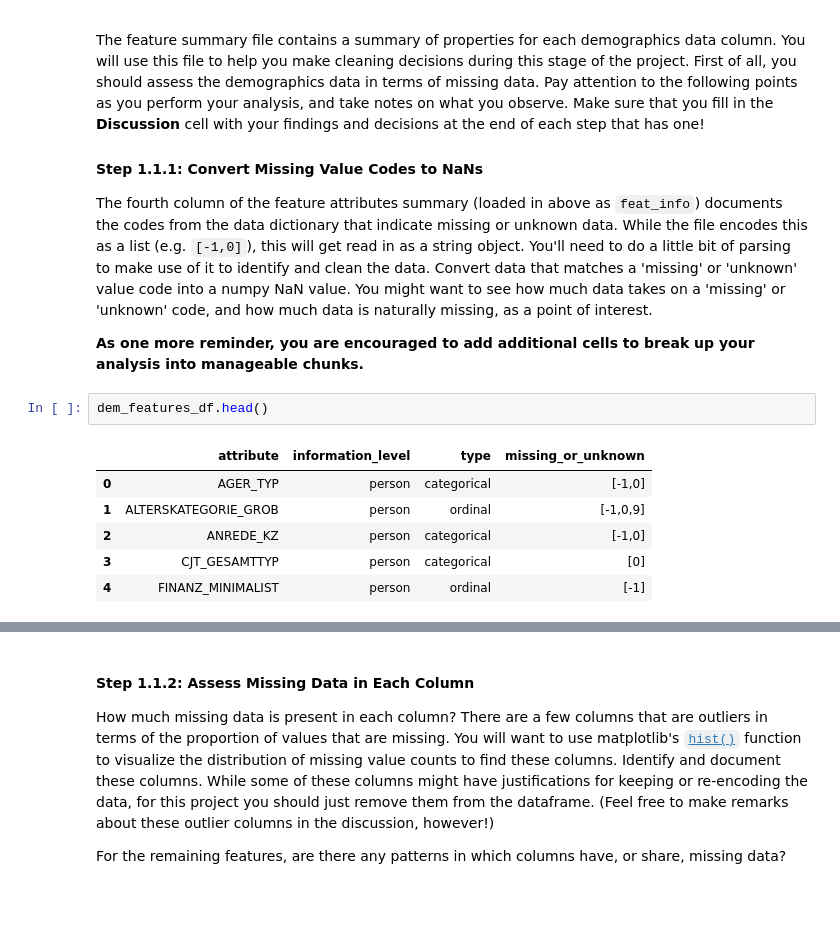
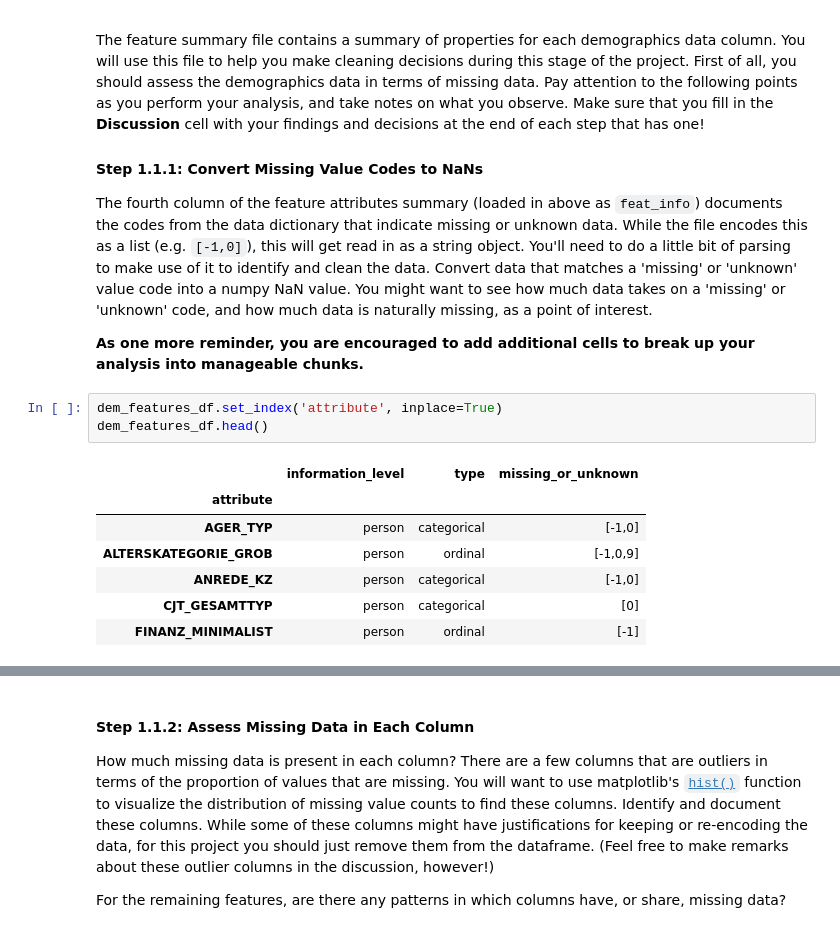
Before and after one commit to Diodak92/Intro-to-Machine-Learning-with-Pytorch, a Jupyter notebook: Identify_Customer_Segments/Identify_Customer_Segments.ipynb, the cells around one changed output, grey strips where cells are left out. Drawn from its saved outputs; the diff is of its cells as text; blank space fills up the shorter version.

```diff
--- a/Identify_Customer_Segments/Identify_Customer_Segments.ipynb
+++ b/Identify_Customer_Segments/Identify_Customer_Segments.ipynb
@@ -72,14 +72,16 @@ The feature summary file contains a summary of properties for each demographics
 The fourth column of the feature attributes summary (loaded in above as `feat_info`) documents the codes from the data dictionary that indicate missing or unknown data. While the file encodes this as a list (e.g. `[-1,0]`), this will get read in as a string object. You'll need to do a little bit of parsing to make use of it to identify and clean the data. Convert data that matches a 'missing' or 'unknown' value code into a numpy NaN value. You might want to see how much data takes on a 'missing' or 'unknown' code, and how much data is naturally missing, as a point of interest.
 
 **As one more reminder, you are encouraged to add additional cells to break up your analysis into manageable chunks.**
-# %%
-dem_features_df.head()
-# %% [output]
-|  | attribute | information_level | type | missing_or_unknown |
-| 0 | AGER_TYP | person | categorical | [-1,0] |
-| 1 | ALTERSKATEGORIE_GROB | person | ordinal | [-1,0,9] |
-| 2 | ANREDE_KZ | person | categorical | [-1,0] |
-| 3 | CJT_GESAMTTYP | person | categorical | [0] |
-| 4 | FINANZ_MINIMALIST | person | ordinal | [-1] |
+# %%
+dem_features_df.set_index('attribute', inplace=True)
+dem_features_df.head()
+# %% [output]
+|  | information_level | type | missing_or_unknown |
+| attribute |  |  |  |
+| AGER_TYP | person | categorical | [-1,0] |
+| ALTERSKATEGORIE_GROB | person | ordinal | [-1,0,9] |
+| ANREDE_KZ | person | categorical | [-1,0] |
+| CJT_GESAMTTYP | person | categorical | [0] |
+| FINANZ_MINIMALIST | person | ordinal | [-1] |
 # %%
 # Identify missing or unknown data values and convert them to NaNs.
```
Also changed, not shown: parts of 10 cells of this notebook.
